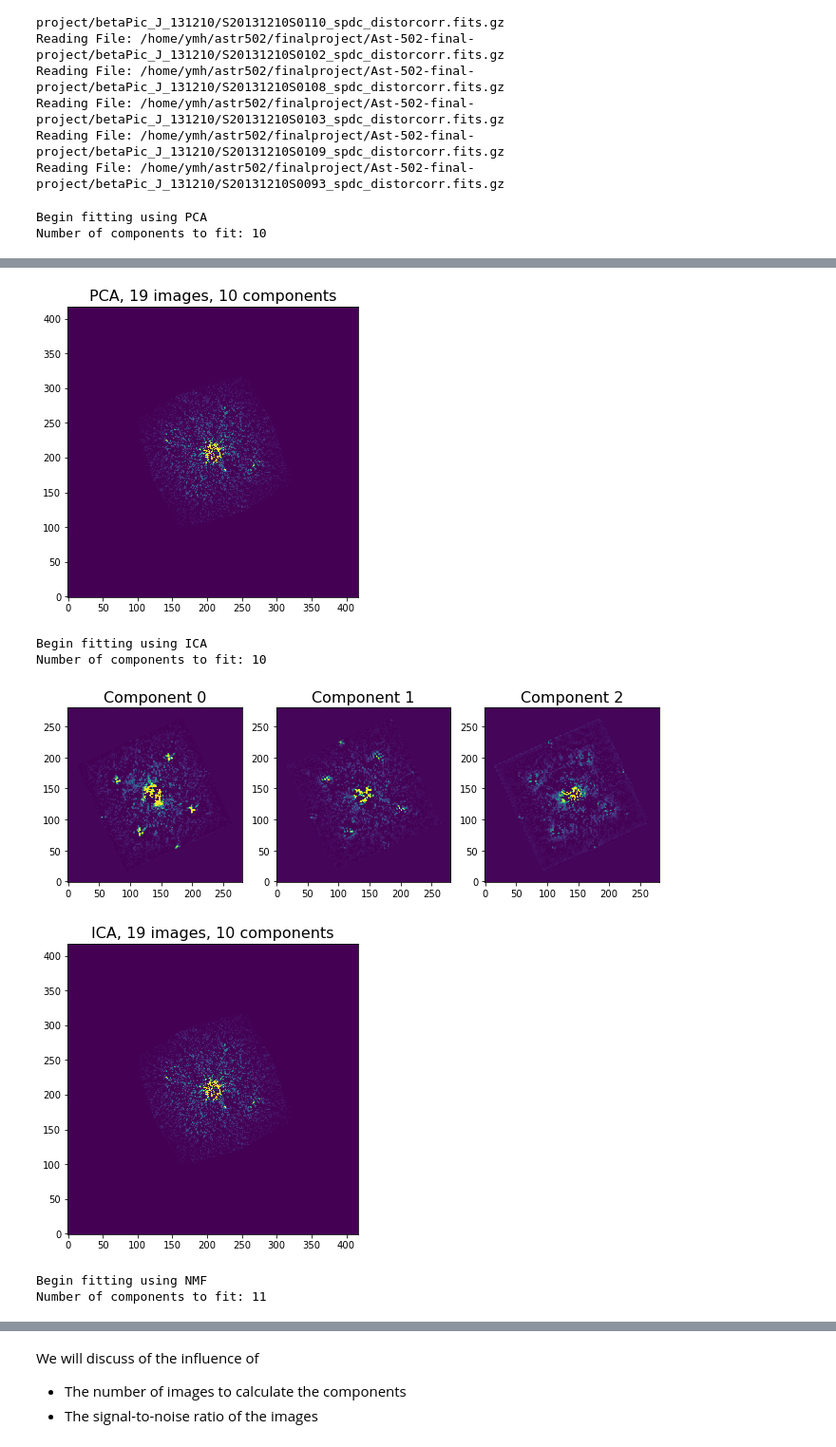
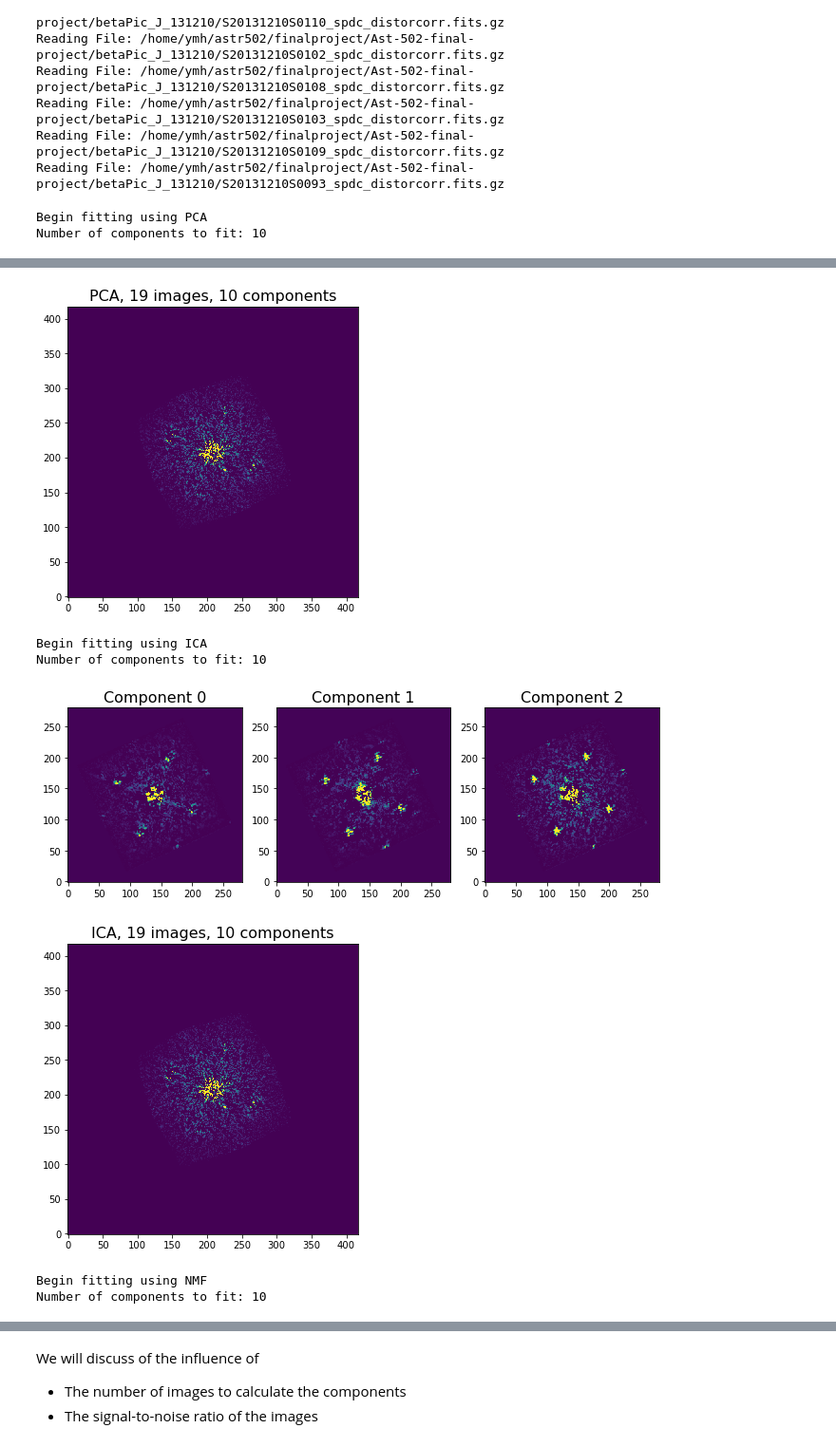
Before and after one commit to ryanboyden94/Ast-502-final-project, a Jupyter notebook: show_minghao.ipynb, the cells around one changed output, grey strips where cells are left out. Shown at 95% size. Saved outputs shown, nothing was run; the diff lists cells and outputs as text; code cells hidden in the pictures.

```diff
--- a/show_minghao.ipynb
+++ b/show_minghao.ipynb
@@ -202,29 +202,29 @@ def coadd_images(data_list,filename_list,output,show_result=True,title=''):
 # %%
 n_images_to_coadd=19
 n_components=10
 n_images_to_use=19
 
-images_to_run=imagecube[:n_images]
-filename_to_run=list(filenamelist[:n_images])
+images_to_run=imagecube[:n_images_to_coadd]
+filename_to_run=list(filenamelist[:n_images_to_coadd])
 
 for method in ['pca','ica','nmf']:
     subtract=fit_image_method(images_to_run,method=method,\
                              n_components=n_components, show_components=True)
 
     coadd_images(subtract, filename_to_run, show_result=True, \
                  title=method.upper()+', '+str(n_images_to_use)+' images, '+str(n_components)+' components',\
                  output=data_dir+'/save/'+method+'_'+str(n_images_to_use)+'_'+str(n_components)+'.fits')
 # %% [output]
 Begin fitting using PCA
 Number of components to fit: 10
 [figure]
-[figure, old version]
+[figure, new version]
 Begin fitting using ICA
 Number of components to fit: 10
-[figure, old version]
+[figure, new version]
-[figure, old version]
+[figure, new version]
 Begin fitting using NMF
-Number of components to fit: 11
+Number of components to fit: 10
 [figure]
 [figure]
 # %% [markdown]
```
Also changed, not shown: parts of 2 cells of this notebook, 27 other files.
